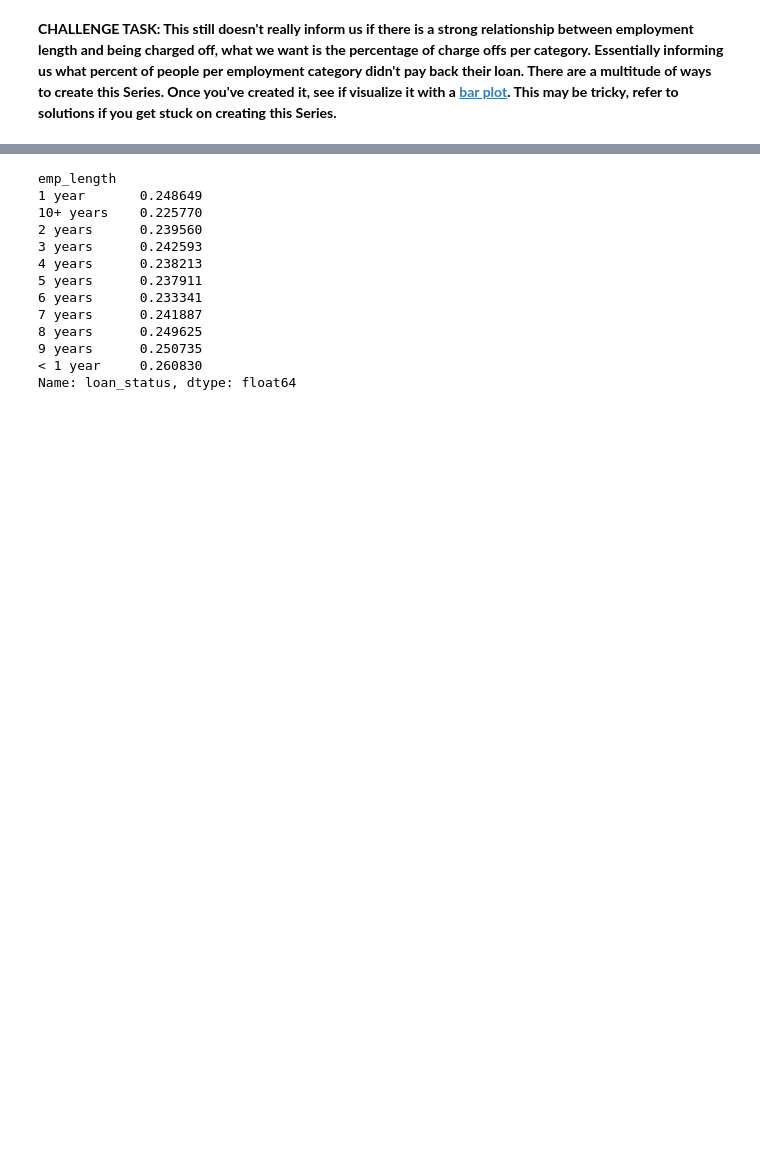
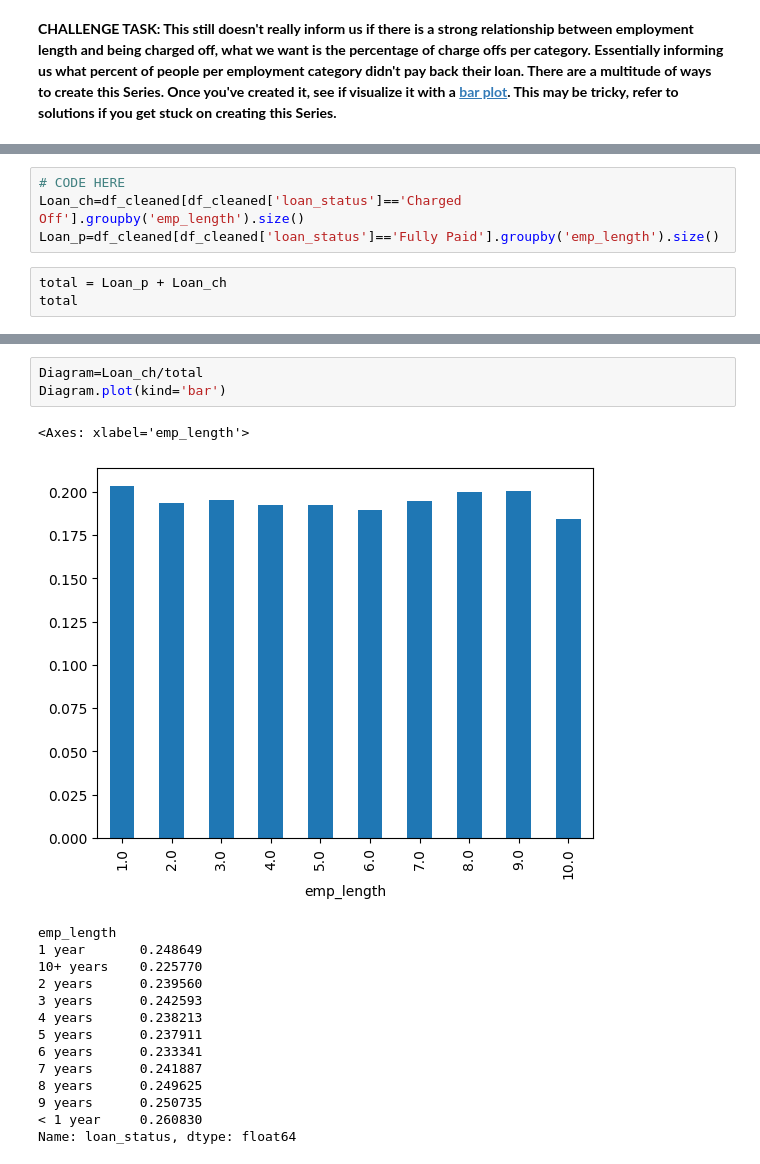
Before and after one commit to Ali-mohammadi-design/TensorFlow, a Jupyter notebook: Tensorflow_Comprehensive_Project_Lending_home_data_Exercise.ipynb, the cells around one changed output, grey strips where cells are left out. Cells and saved outputs as stored; diff of their text form; blank space fills up the shorter version.

```diff
--- a/Tensorflow_Comprehensive_Project_Lending_home_data_Exercise.ipynb
+++ b/Tensorflow_Comprehensive_Project_Lending_home_data_Exercise.ipynb
@@ -1109,0 +1137,7 @@ sns.scatterplot(x='loan_repaid', y='emp_length', data=df_cleaned)
+# %%
+# CODE HERE
+Loan_ch=df_cleaned[df_cleaned['loan_status']=='Charged Off'].groupby('emp_length').size()
+Loan_p=df_cleaned[df_cleaned['loan_status']=='Fully Paid'].groupby('emp_length').size()
+# %%
+total = Loan_p + Loan_ch
+total
@@ -1110,3 +1172,9 @@ sns.scatterplot(x='loan_repaid', y='emp_length', data=df_cleaned)
+# %%
+Diagram=Loan_ch/total
+Diagram.plot(kind='bar')
+# %% [output]
+<Axes: xlabel='emp_length'>
+[figure, added]
 # %%
 # %% [output]
 emp_length
```
Also changed, not shown: parts of 11 cells of this notebook.
